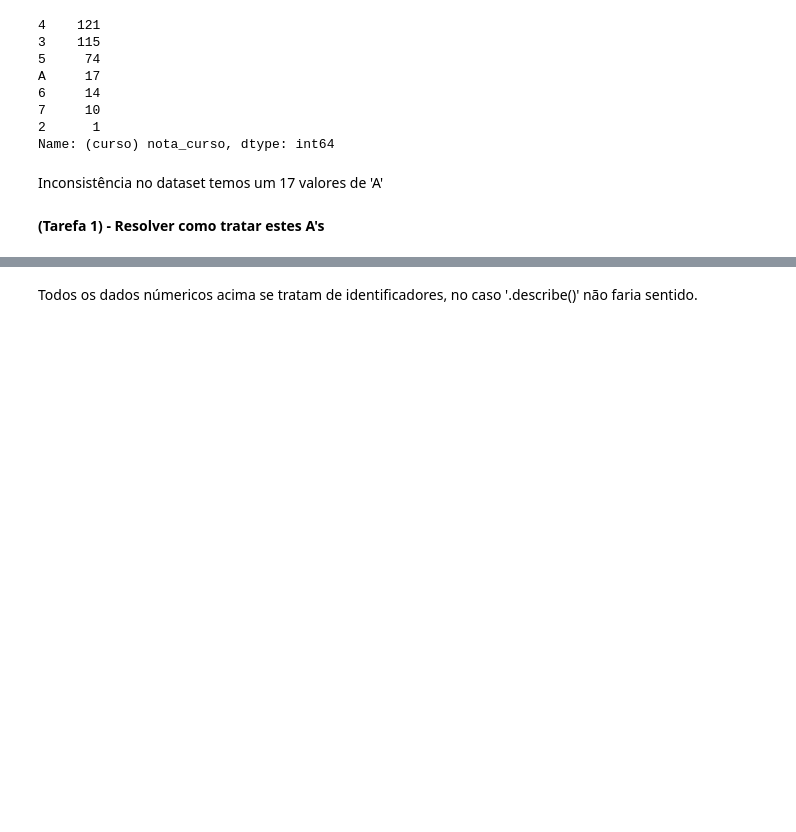
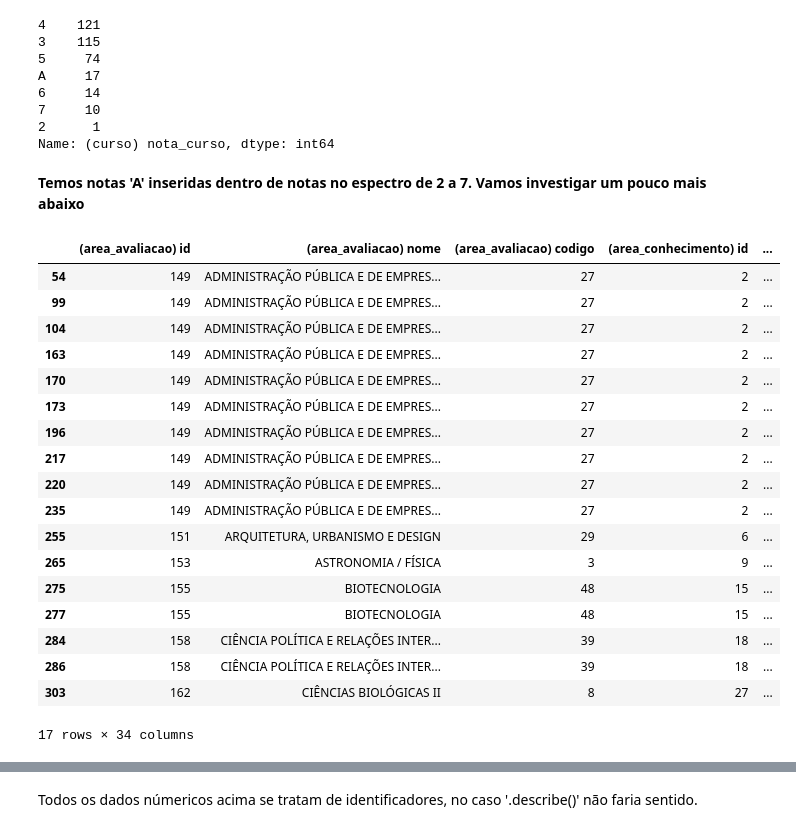
Before and after one commit to isaacpinheiro/projeto-md, a Jupyter notebook: notebooks/EDA.ipynb, the cells around one changed output, grey strips where cells are left out. Cells and saved outputs as stored; diff of their text form; code cells hidden in the pictures; blank space fills up the shorter version.

```diff
--- a/notebooks/EDA.ipynb
+++ b/notebooks/EDA.ipynb
@@ -48,7 +50,27 @@ A     17
 7     10
 2      1
 Name: (curso) nota_curso, dtype: int64
-# %% [markdown]
-Inconsistência no dataset temos um 17 valores de 'A'
-# %% [markdown]
-__(Tarefa 1) - Resolver como tratar estes A's__
+# %% [markdown]
+__Temos notas 'A' inseridas dentro de notas no espectro de 2 a 7. Vamos investigar um pouco mais abaixo__
+# %%
+tab[tab['(curso) nota_curso'] == 'A']
+# %% [output]
+|  | (area_avaliacao) id | (area_avaliacao) nome | (area_avaliacao) codigo | (area_conhecimento) id | ... |
+| 54 | 149 | ADMINISTRAÇÃO PÚBLICA E DE EMPRES... | 27 | 2 | ... |
+| 99 | 149 | ADMINISTRAÇÃO PÚBLICA E DE EMPRES... | 27 | 2 | ... |
+| 104 | 149 | ADMINISTRAÇÃO PÚBLICA E DE EMPRES... | 27 | 2 | ... |
+| 163 | 149 | ADMINISTRAÇÃO PÚBLICA E DE EMPRES... | 27 | 2 | ... |
+| 170 | 149 | ADMINISTRAÇÃO PÚBLICA E DE EMPRES... | 27 | 2 | ... |
+| 173 | 149 | ADMINISTRAÇÃO PÚBLICA E DE EMPRES... | 27 | 2 | ... |
+| 196 | 149 | ADMINISTRAÇÃO PÚBLICA E DE EMPRES... | 27 | 2 | ... |
+| 217 | 149 | ADMINISTRAÇÃO PÚBLICA E DE EMPRES... | 27 | 2 | ... |
+| 220 | 149 | ADMINISTRAÇÃO PÚBLICA E DE EMPRES... | 27 | 2 | ... |
+| 235 | 149 | ADMINISTRAÇÃO PÚBLICA E DE EMPRES... | 27 | 2 | ... |
+| 255 | 151 | ARQUITETURA, URBANISMO E DESIGN | 29 | 6 | ... |
+| 265 | 153 | ASTRONOMIA / FÍSICA | 3 | 9 | ... |
+| 275 | 155 | BIOTECNOLOGIA | 48 | 15 | ... |
+| 277 | 155 | BIOTECNOLOGIA | 48 | 15 | ... |
+| 284 | 158 | CIÊNCIA POLÍTICA E RELAÇÕES INTER... | 39 | 18 | ... |
+| 286 | 158 | CIÊNCIA POLÍTICA E RELAÇÕES INTER... | 39 | 18 | ... |
+| 303 | 162 | CIÊNCIAS BIOLÓGICAS II | 8 | 27 | ... |
+17 rows × 34 columns
```
Also changed, not shown: parts of 13 cells of this notebook, 1 other file.
